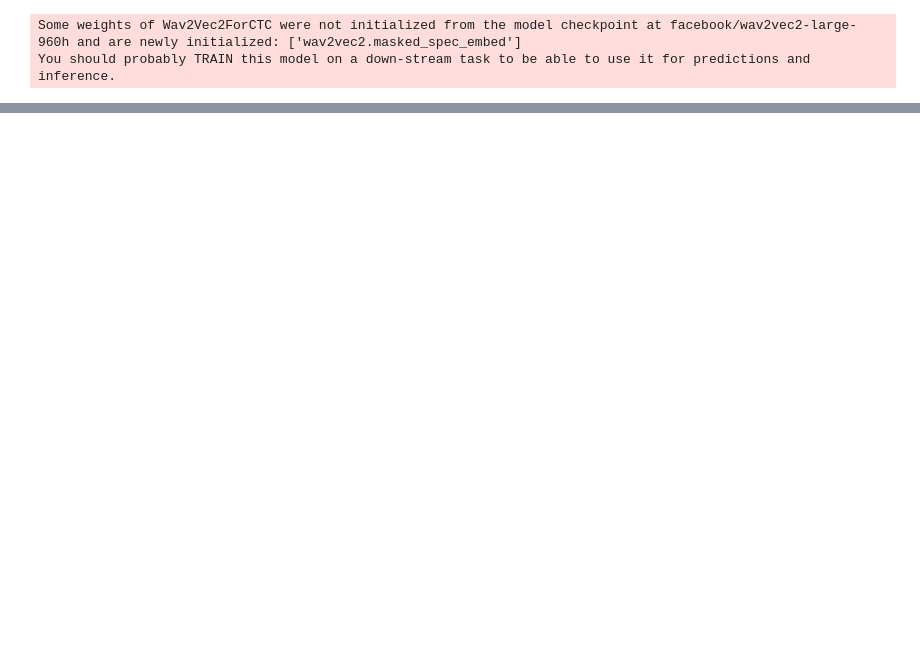
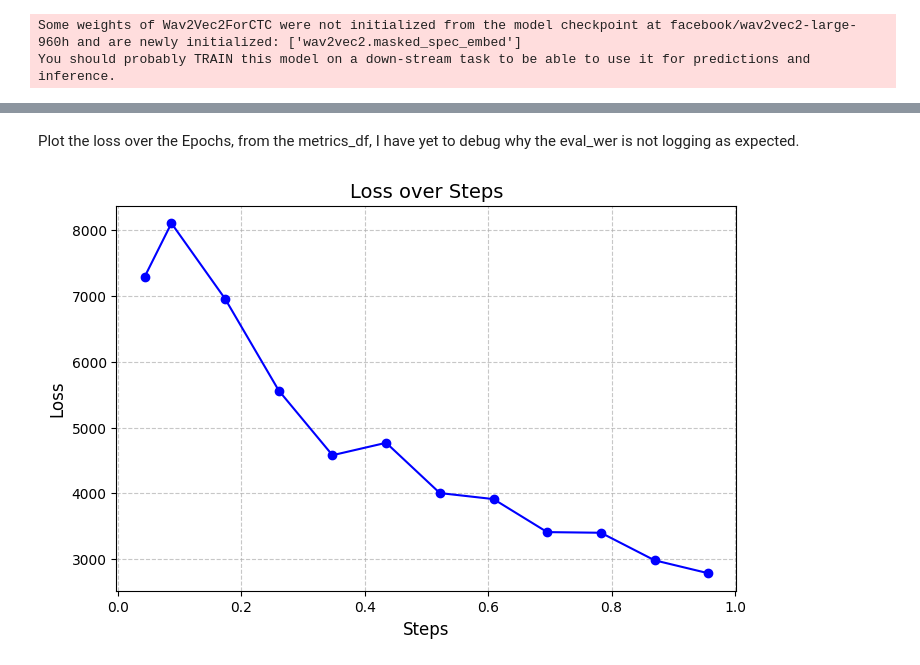
Before and after one commit to allenhon/Wav2vec_Project, a Jupyter notebook: asr-train/cv-train-2a.ipynb, the cells around one changed output, grey strips where cells are left out. Drawn from its saved outputs; the diff is of its cells as text; code cells hidden in the pictures; blank space fills up the shorter version.

```diff
--- a/asr-train/cv-train-2a.ipynb
+++ b/asr-train/cv-train-2a.ipynb
@@ -171,6 +189,8 @@ def compute_metrics(pred):
     pred_str = processor.batch_decode(pred_ids)
     # we do not want to group tokens when computing the metrics
     label_str = processor.batch_decode(pred.label_ids, group_tokens=False)
+    pred_str = [s.lower() for s in pred_str]
+    label_str = [s.lower() for s in label_str]
 
     wer = jiwer.wer(label_str, pred_str)
 
@@ -184,19 +208,20 @@ training_args = TrainingArguments(
     save_strategy="epoch",
     logging_dir="./logs",
     logging_strategy="steps",
-    per_device_train_batch_size=4,
-    per_device_eval_batch_size=4,
-    num_train_epochs=3,
-    save_total_limit=2,
-    bf16=True,  # Use bf16 instead of fp16
-    gradient_accumulation_steps=2,
-    eval_accumulation_steps=2,
+    per_device_train_batch_size=6, ## CHANGE
+    per_device_eval_batch_size=6, ## CHANGE
+    num_train_epochs=1, ## CHANGE!
+    save_total_limit=10,
+    bf16=True,  # Use bf16 instead of fp16 as I am on macOS
+    gradient_accumulation_steps=1, ## CHANGE TO 2 after debug
+    eval_accumulation_steps=1,
     learning_rate=2e-5,
-    warmup_steps=500,
+    warmup_steps=2,
     weight_decay=0.01,
-    logging_steps=100,
-    eval_steps=500,
-    save_steps=500,
+    logging_steps=2,
+    logging_first_step=True,
+    eval_steps=2,
+    save_steps=2,
     push_to_hub=False,
     remove_unused_columns=False,
 )
@@ -236,0 +325,3 @@ test_processor = Wav2Vec2Processor.from_pretrained("./wav2vec2-large-960h-cv")
+# %%
+log_history = trainer.state.log_history
+metrics_df = pd.DataFrame(log_history)
@@ -236,0 +348,17 @@ test_processor = Wav2Vec2Processor.from_pretrained("./wav2vec2-large-960h-cv")
+# %% [markdown]
+Plot the loss over the Epochs, from the metrics_df, I have yet to debug why the eval_wer is not logging as expected.
+# %%
+import matplotlib.pyplot as plt
+
+# Assuming metricsdf already exists and has 'epoch' and 'eval_loss' columns
+
+# Plot eval_loss over epochs
+plt.figure(figsize=(8, 5))
+plt.plot(metrics_df["epoch"], metrics_df["loss"], marker="o", linestyle="-", color="b")
+plt.title("Loss over Steps", fontsize=14)
+plt.xlabel("Steps", fontsize=12)
+plt.ylabel("Loss", fontsize=12)
+plt.grid(True, linestyle="--", alpha=0.7)
+plt.show()
+# %% [output]
+[figure, added]
```
Also changed, not shown: parts of 24 cells of this notebook.
